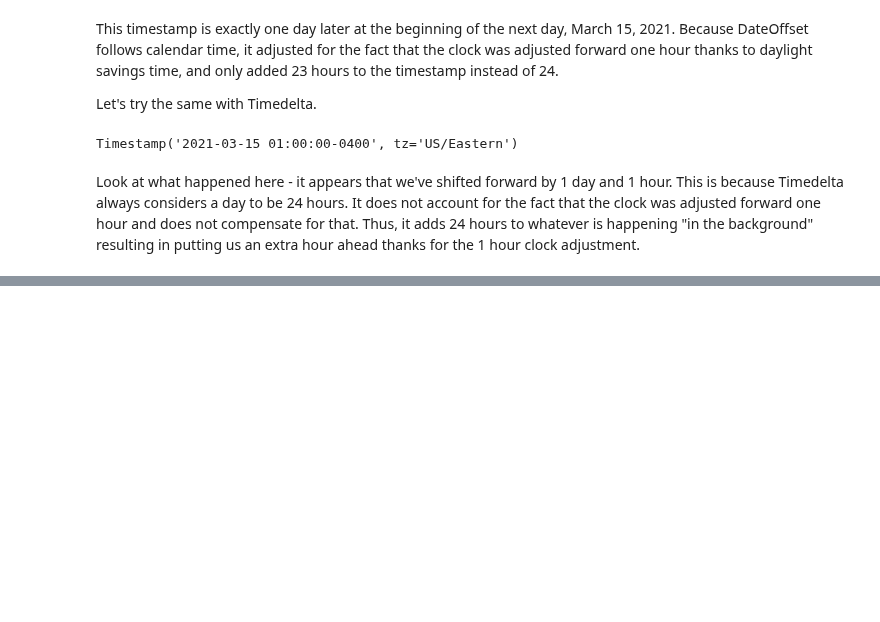
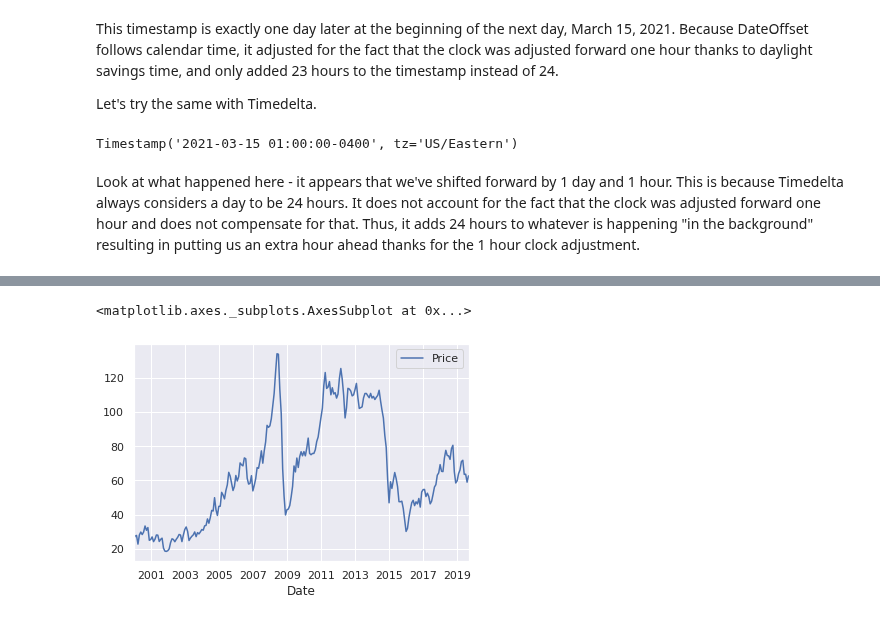
Before and after one commit to jgabunilas/pandas-bootcamp, a Jupyter notebook: Section10_Handling_Date_and_Time/Section10_Handling_Date_and_Time.ipynb, the cells around one changed output, grey strips where cells are left out. Saved outputs shown, nothing was run; the diff lists cells and outputs as text; code cells hidden in the pictures; blank space fills up the shorter version.

```diff
--- a/Section10_Handling_Date_and_Time/Section10_Handling_Date_and_Time.ipynb
+++ b/Section10_Handling_Date_and_Time/Section10_Handling_Date_and_Time.ipynb
@@ -1263,0 +1311,8 @@ Look at what happened here - it appears that we've shifted forward by 1 day and
+# %%
+import seaborn as sns
+sns.set()
+# %%
+brent.resample('M').median().plot()
+# %% [output]
+<matplotlib.axes._subplots.AxesSubplot at 0x...>
+[figure, added]
```
Also changed, not shown: parts of 15 cells of this notebook, 1 other file.
